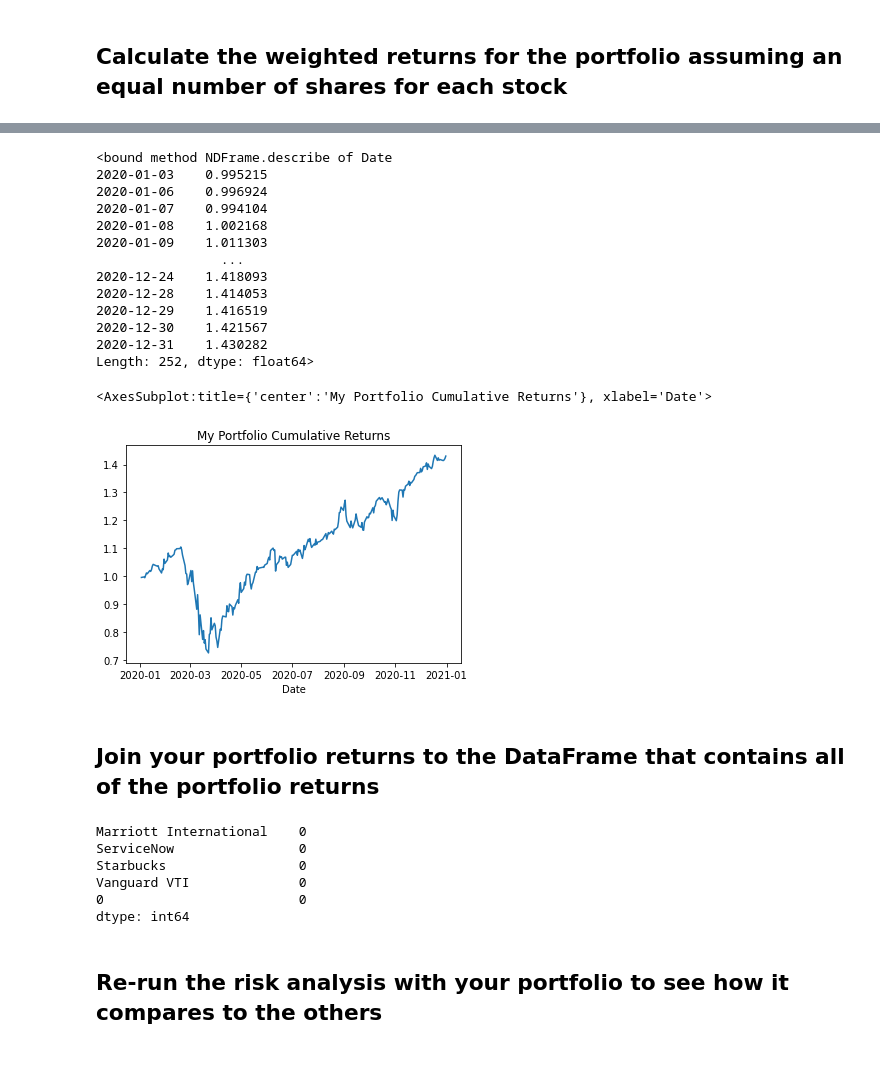
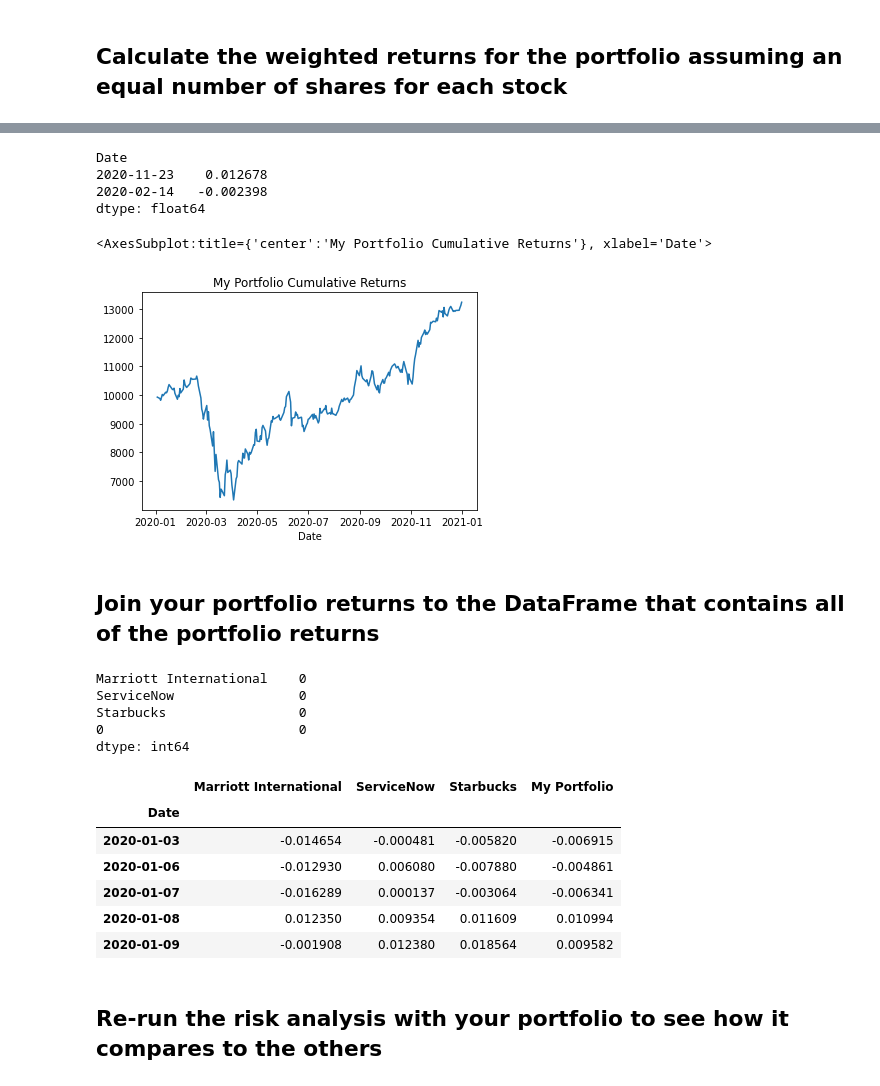
Before and after one commit to antonioserrano12/Pandas, a Jupyter notebook: whale_analysis.ipynb, the cells around one changed output, grey strips where cells are left out. Cells and saved outputs as stored; diff of their text form; code cells hidden in the pictures.

```diff
--- a/whale_analysis.ipynb
+++ b/whale_analysis.ipynb
@@ -504,6 +483,6 @@ vanguard_df = vanguard_df.set_index("Date")
 # %%
 # Combine all stocks in a single DataFrame
-portfolio_df = pd.concat([marriott_df, servicenow_df, starbucks_df, vanguard_df], axis='columns', join='inner')
+portfolio_df = pd.concat([marriott_df, servicenow_df, starbucks_df], axis='columns', join='inner')
 portfolio_df = portfolio_df.dropna()
 portfolio_df
 # %% [output]
@@ -569,42 +528,48 @@ weighted_returns.sample(3)
-# %%
-# Display sample data
-port_ret = weighted_returns.sum(axis=1)
-cum_ret = (port_ret + 1).cumprod()
-cum_ret.describe
-# %% [output]
-<bound method NDFrame.describe of Date
-2020-01-03    0.995215
-2020-01-06    0.996924
-2020-01-07    0.994104
-2020-01-08    1.002168
-2020-01-09    1.011303
-                ...
-2020-12-24    1.418093
-2020-12-28    1.414053
-2020-12-29    1.416519
-2020-12-30    1.421567
-2020-12-31    1.430282
-Length: 252, dtype: float64>
+# %%
+# Set weights
+weights = [0.33,0.33,0.33]
+# %%
+# Calculate portfolio return
+portfolio_returns = daily_returns_df.dot(weights)
+portfolio_returns.sample(2)
+# %% [output]
+Date
+2020-11-23    0.012678
+2020-02-14   -0.002398
+dtype: float64
+# %%
+# Display sample data. I am using a investment of $10,000
+initial_investment = 10000
+cumulative_returns = (1 + portfolio_returns).cumprod()
 # %%
-cum_ret.plot(title='My Portfolio Cumulative Returns')
+(initial_investment * cumulative_returns).plot(title='My Portfolio Cumulative Returns')
 # %% [output]
 <AxesSubplot:title={'center':'My Portfolio Cumulative Returns'}, xlabel='Date'>
-[figure, old version]
+[figure, new version]
 # %% [markdown]
 ## Join your portfolio returns to the DataFrame that contains all of the portfolio returns
 # %%
 # Join your returns DataFrame to the original returns DataFrame
-last_df = pd.concat([daily_returns_df, cum_ret], axis='columns', join='inner')
-last_df.isnull().sum()
+all_portfolio_returns_df = pd.concat([daily_returns_df, portfolio_returns], axis='columns', join='inner')
+all_portfolio_returns_df.isnull().sum()
 # %% [output]
 Marriott International    0
 ServiceNow                0
 Starbucks                 0
-Vanguard VTI              0
 0                         0
 dtype: int64
 # %%
 # Only compare dates where return data exists for all the stocks (drop NaNs)
+all_portfolio_returns_df.rename(columns = {0: 'My Portfolio'}, inplace=True)
+all_portfolio_returns_df.head()
+# %% [output]
+|  | Marriott International | ServiceNow | Starbucks | My Portfolio |
+| Date |  |  |  |  |
+| 2020-01-03 | -0.014654 | -0.000481 | -0.005820 | -0.006915 |
+| 2020-01-06 | -0.012930 | 0.006080 | -0.007880 | -0.004861 |
+| 2020-01-07 | -0.016289 | 0.000137 | -0.003064 | -0.006341 |
+| 2020-01-08 | 0.012350 | 0.009354 | 0.011609 | 0.010994 |
+| 2020-01-09 | -0.001908 | 0.012380 | 0.018564 | 0.009582 |
 # %% [markdown]
 ## Re-run the risk analysis with your portfolio to see how it compares to the others
 # %% [markdown]
```
Also changed, not shown: parts of 23 cells of this notebook.
